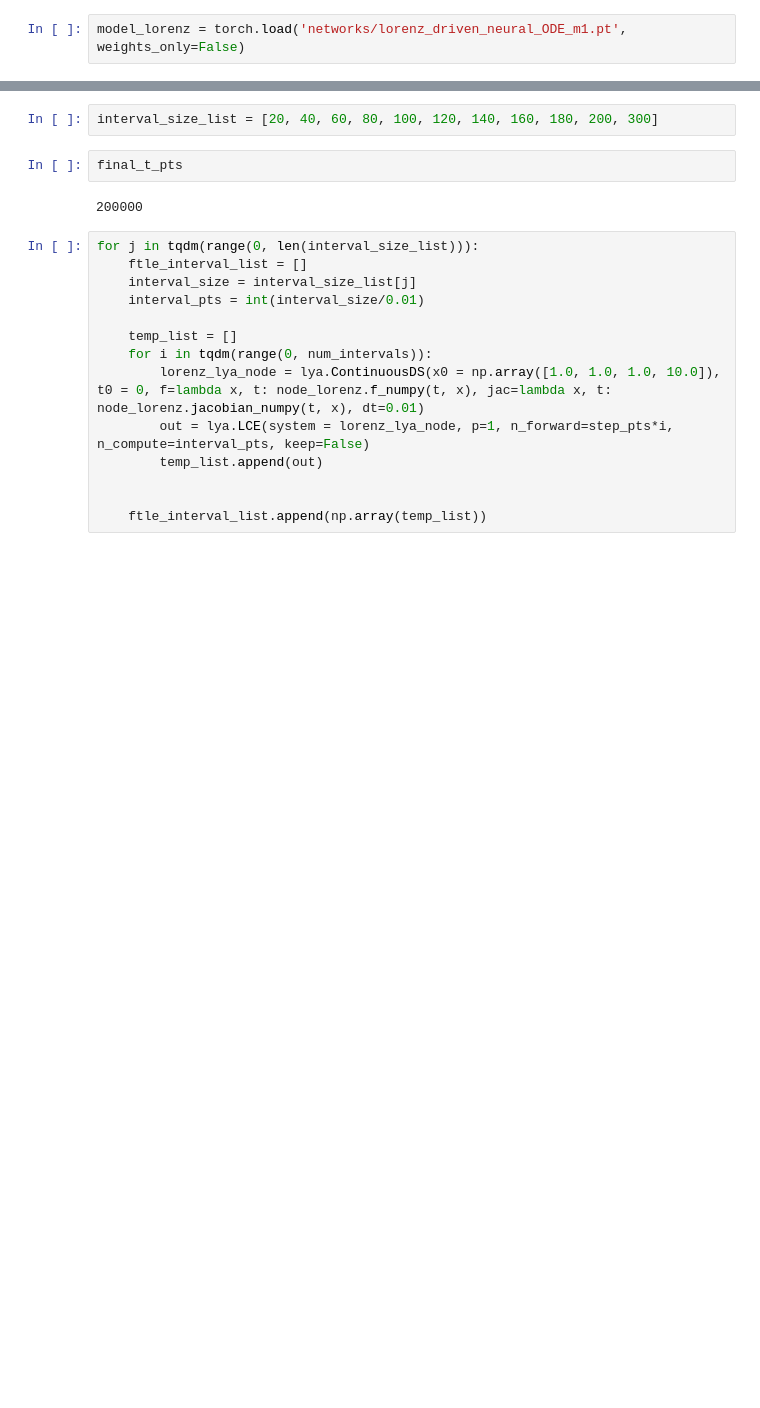
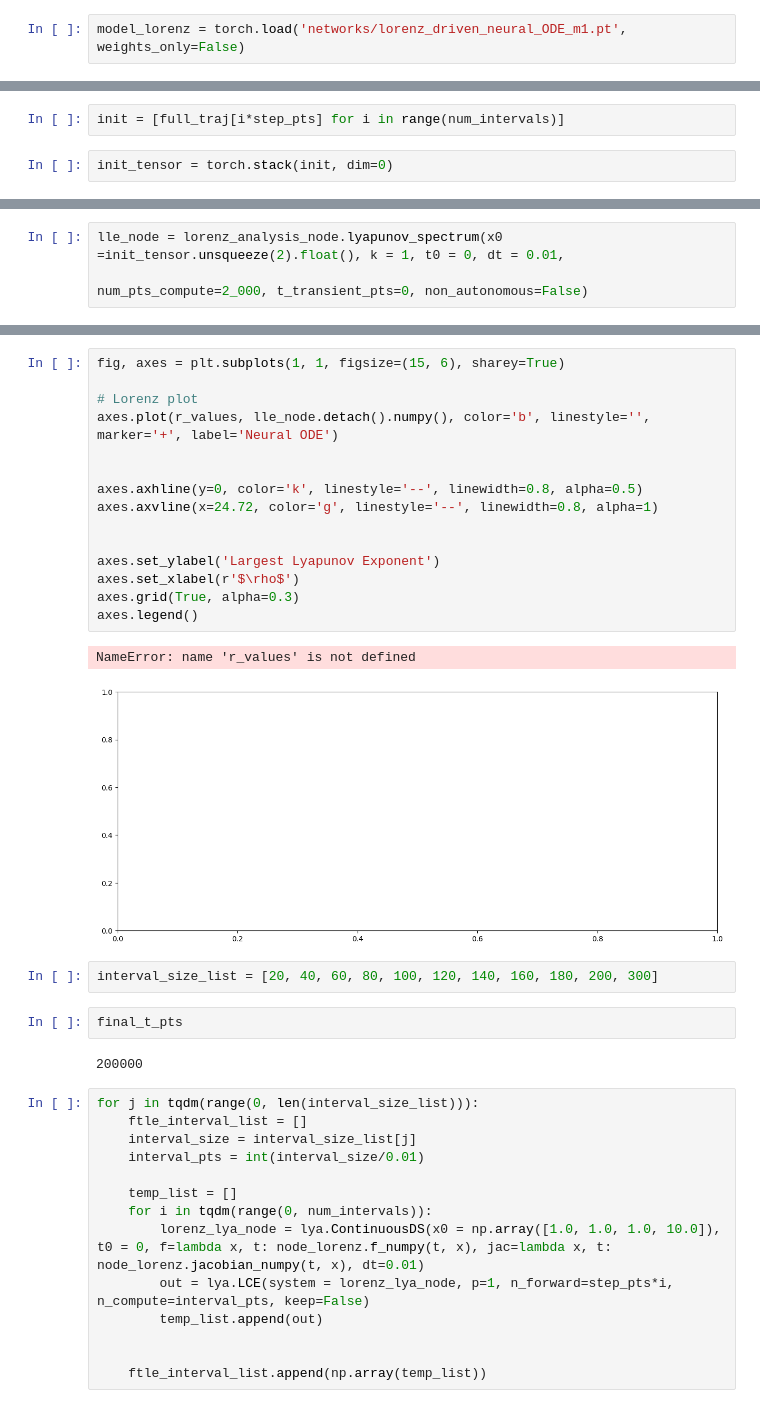
Before and after one commit to JPROSS18/JackRoss-PhD-Notes, a Jupyter notebook: NODE_Dynamic_Bifurcation_Parameter/Lyapunov_EWS_project/MovingAverageLyapunovExponents copy.ipynb, the cells around one changed output, grey strips where cells are left out. Drawn from its saved outputs; the diff is of its cells as text; blank space fills up the shorter version.

```diff
--- a/NODE_Dynamic_Bifurcation_Parameter/Lyapunov_EWS_project/MovingAverageLyapunovExponents copy.ipynb
+++ b/NODE_Dynamic_Bifurcation_Parameter/Lyapunov_EWS_project/MovingAverageLyapunovExponents copy.ipynb
@@ -183,0 +142,4 @@ num_intervals = int(final_t_pts/step_pts)
+# %%
+init = [full_traj[i*step_pts] for i in range(num_intervals)]
+# %%
+init_tensor = torch.stack(init, dim=0)
@@ -183,0 +152,3 @@ num_intervals = int(final_t_pts/step_pts)
+# %%
+lle_node = lorenz_analysis_node.lyapunov_spectrum(x0 =init_tensor.unsqueeze(2).float(), k = 1, t0 = 0, dt = 0.01,
+                                                              num_pts_compute=2_000, t_transient_pts=0, non_autonomous=False)
@@ -184,3 +166,21 @@ num_intervals = int(final_t_pts/step_pts)
+# %%
+fig, axes = plt.subplots(1, 1, figsize=(15, 6), sharey=True)
+
+# Lorenz plot
+axes.plot(r_values, lle_node.detach().numpy(), color='b', linestyle='', marker='+', label='Neural ODE')
+
+
+axes.axhline(y=0, color='k', linestyle='--', linewidth=0.8, alpha=0.5)
+axes.axvline(x=24.72, color='g', linestyle='--', linewidth=0.8, alpha=1)
+
+
+axes.set_ylabel('Largest Lyapunov Exponent')
+axes.set_xlabel(r'$\rho$')
+axes.grid(True, alpha=0.3)
+axes.legend()
+# %% [output]
+NameError: name 'r_values' is not defined
+[figure, added]
 # %%
 interval_size_list = [20, 40, 60, 80, 100, 120, 140, 160, 180, 200, 300]
 # %%
```
Also changed, not shown: parts of 39 cells of this notebook.
